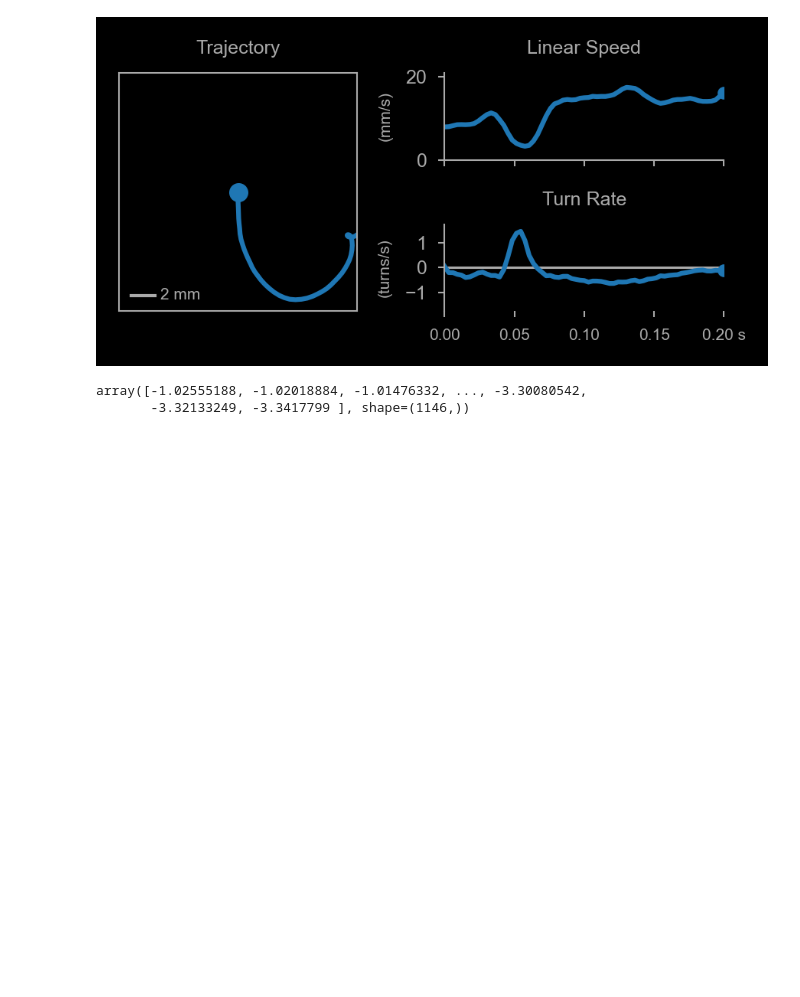
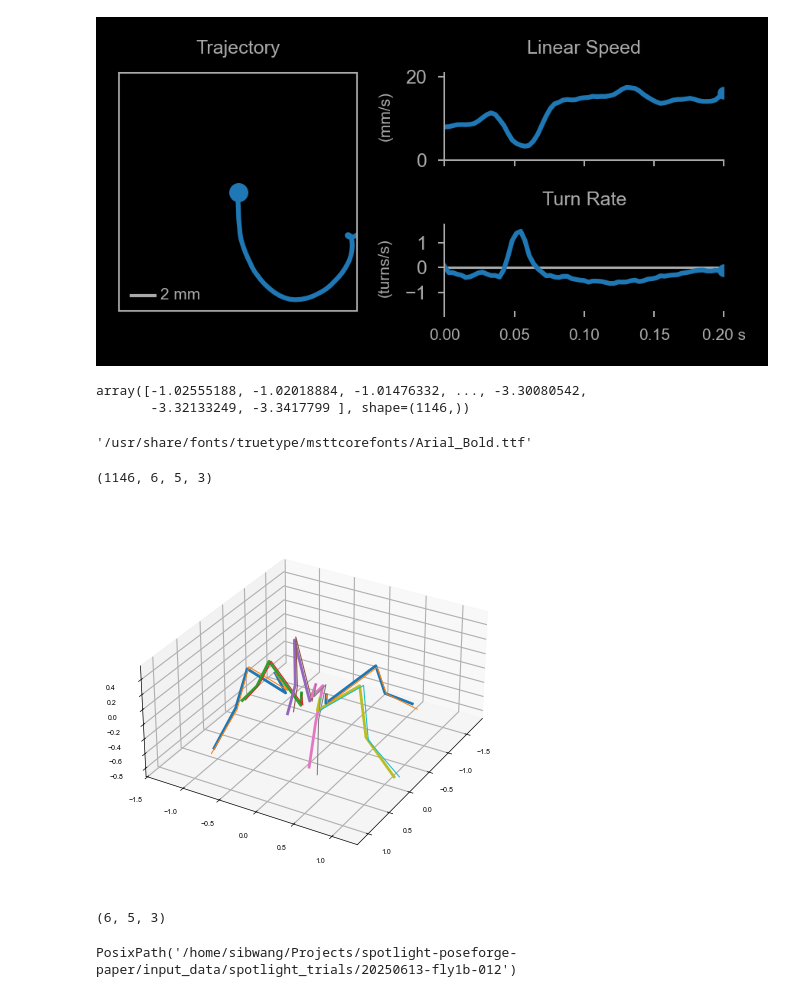
Before and after one commit to NeLy-EPFL/spotlight-poseforge-paper, a Jupyter notebook: scripts/kinematics/make_video.ipynb, the cells around one changed output. Cells and saved outputs as stored; diff of their text form; code cells hidden in the pictures; blank space fills up the shorter version.

```diff
--- a/scripts/kinematics/make_video.ipynb
+++ b/scripts/kinematics/make_video.ipynb
@@ -426,0 +457,4 @@ array([-1.02555188, -1.02018884, -1.01476332, ..., -3.30080542,
+# %%
+find_font_path("Arial", weight="bold", style="normal")
+# %% [output]
+'/usr/share/fonts/truetype/msttcorefonts/Arial_Bold.ttf'
@@ -426,0 +464,46 @@ array([-1.02555188, -1.02018884, -1.01476332, ..., -3.30080542,
+# %%
+kinematic_snippet.fwdkin_world_xyz.shape
+# %% [output]
+(1146, 6, 5, 3)
+# %%
+import h5py
+
+with h5py.File("/home/sibwang/Projects/poseforge/bulk_data/pose_estimation/keypoints3d/trial_20251118a/production/epoch19_step9167/20250613-fly1b-012/inverse_kinematics.h5", "r") as f:
+    fwdkin_world_xyz = f["fwdkin_world_xyz"][:]
+# %%
+with h5py.File("/home/sibwang/Projects/poseforge/bulk_data/pose_estimation/keypoints3d/trial_20251118a/production/epoch19_step9167/20250613-fly1b-012/keypoints3d.h5", "r") as f:
+    world_xyz = f["keypoints_world_xyz"][:]
+    world_xyz = world_xyz[:, :30, :].reshape(-1, 6, 5, 3)
+# %%
+%matplotlib inline
+
+fwkin_snapshot = fwdkin_world_xyz[1414, :, :]
+raw_snapshot = world_xyz[1414, :, :]
+fig, ax3d = plt.subplots(subplot_kw={"projection": "3d"})
+root_offset = (raw_snapshot[:, 0, :] - fwkin_snapshot[:, 0, :])[:, None, :]
+raw_snapshot_aligned = raw_snapshot - root_offset
+for i in range(6):
+    ax3d.plot(
+        fwkin_snapshot[i, :, 0],
+        -fwkin_snapshot[i, :, 1], fwkin_snapshot[i, :, 2], linewidth=2
+    )
+    ax3d.plot(
+        raw_snapshot_aligned[i, :, 0],
+        -raw_snapshot_aligned[i, :, 1],
+        raw_snapshot_aligned[i, :, 2]
+        )
+ax3d.set_aspect("equal")
+# ax3d.set_xlim(-0.5, 3.5)
+# ax3d.set_ylim(-3.5, -0.5)
+# ax3d.set_zlim(-0.5, 2.0)
+ax3d.view_init(elev=30, azim=30)
+# %% [output]
+[figure, added]
+# %%
+fwkin_snapshot.shape
+# %% [output]
+(6, 5, 3)
+# %%
+kinematic_snippet.exp_trial_dir
+# %% [output]
+PosixPath('/home/sibwang/Projects/spotlight-poseforge-paper/input_data/spotlight_trials/20250613-fly1b-012')
```
Also changed, not shown: parts of 7 cells of this notebook, 9 other files.
